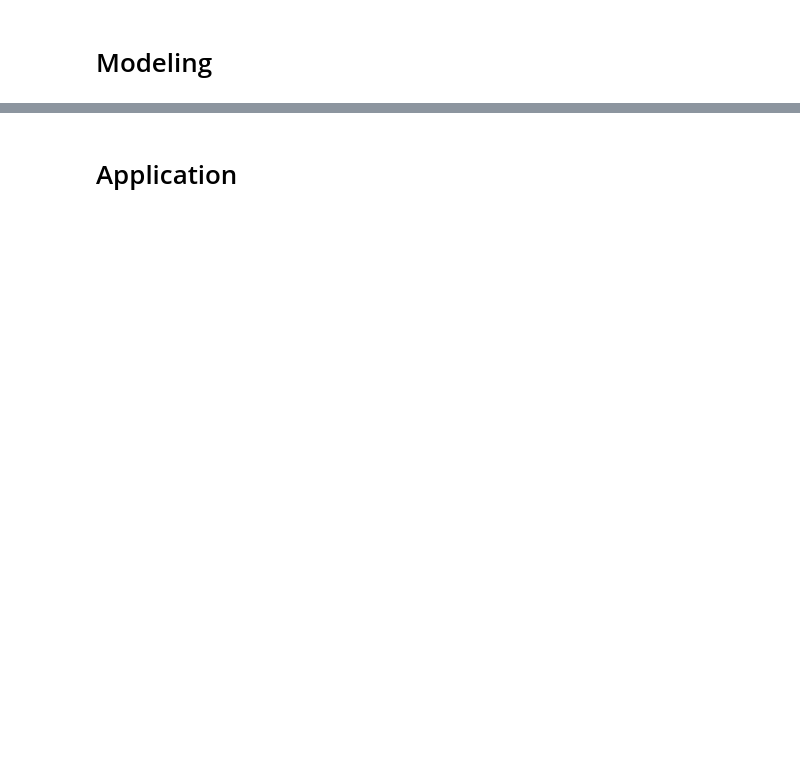
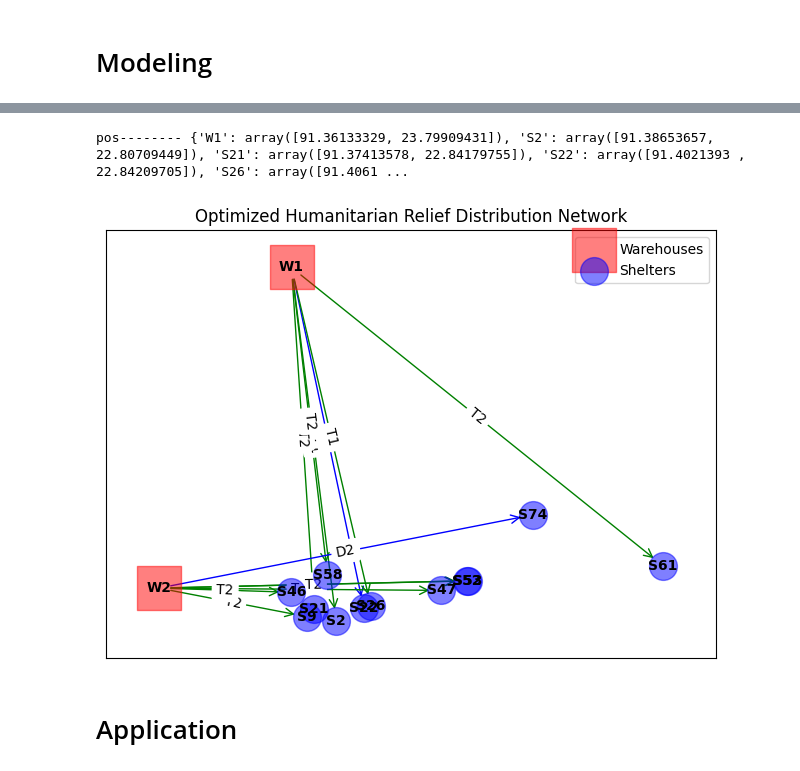
Before and after one commit to tanmoyie/Optimizing-flood-reponse-in-Bangladesh, a Jupyter notebook: 2.0-optimizing-emergency-response.ipynb, the cells around one changed output, grey strips where cells are left out. Saved outputs shown, nothing was run; the diff lists cells and outputs as text; code cells hidden in the pictures; blank space fills up the shorter version.

```diff
--- a/2.0-optimizing-emergency-response.ipynb
+++ b/2.0-optimizing-emergency-response.ipynb
@@ -1,3 +1,8 @@
 # %% [markdown]
 # Data Exploration
+# %%
+import pandas as pd
+import numpy as np
+shelter_df = pd.read_excel('dataset/processed/shelters_Feni.xlsx')
+warehouse_df = pd.read_excel('dataset/processed/warehouses_Feni.xlsx')
 # %%
@@ -120,0 +118,12 @@ Best objective 4.500000000000e+02, best bound 4.500000000000e+02, gap 0.0000%
+# %%
+drones = ['D1', 'D2']
+trucks = ['T1', 'T2']
+vehicles = drones + trucks
+
+demands = {shelters[i]: shelter_df.loc[i, 'Capacity'] for i in range(len(shelters))} # need to create more accurate data based on World Food Program (WFP)
+
+
+capacities = {'D1': 100, 'D2': 500, 'T1': 1600, 'T2': 2000}
+ranges = {'D1': 25, 'D2': 25, 'T1': 50, 'T2': 50} # check the distance matrix (model could be infeasible)
+population =  {shelters[i]: int(shelter_df.loc[i, 'Capacity']*0.9) for i in range(len(shelters))} # assuming 90% of capacity of that shelter
+print(population)
@@ -120,0 +132,5 @@ Best objective 4.500000000000e+02, best bound 4.500000000000e+02, gap 0.0000%
+# %%
+# Instantiate and solve the optimization model
+vrp_model = HumanitarianReliefVRP(warehouses, shelters, vehicles, distance, demands, capacities, ranges, population)
+vrp_model.build_model()
+vrp_model.solve()
@@ -121,2 +155,22 @@ Best objective 4.500000000000e+02, best bound 4.500000000000e+02, gap 0.0000%
+# %%
+# Get the optimized routes
+routes = vrp_model.get_routes()
+# Extract coordinates from GeoDataFrame and create a dictionary
+node_positions1 = {row['Name']: np.array([row['geometry'].x, row['geometry'].y]) for idx, row in warehouse_gdf.iterrows()}
+node_positions2= {row['Name']: np.array([row['geometry'].x, row['geometry'].y])  for idx, row in shelters_Feni.iterrows()}
+# for node_id, coord in zip(node_ids, coordinates)
+node_positions0 = {**node_positions1, **node_positions2} #node_positions1.update(node_positions2)
+keys_to_keep = [key for sublist in routes for key in sublist]
+# Filter the dictionary to keep only the keys in `keys_to_keep`
+node_positions = {k: node_positions0[k] for k in keys_to_keep if k in node_positions0}
+
+
+# Instantiate and plot the network
+relief_network = ReliefNetwork(warehouses_location, shelters_location, node_positions, demands)
+relief_network.add_routes(routes)
+relief_network.plot_network()
+# %% [output]
+pos-------- {'W1': array([91.36133329, 23.79909431]), 'S2': array([91.38653657, 22.80709449]), 'S21': array([91.37413578, 22.84179755]), 'S22': array([91.4021393 , 22.84209705]), 'S26': array([91.4061 ...
+[figure, added]
 # %% [markdown]
 # Application
```
Also changed, not shown: parts of 9 cells of this notebook, 31 other files.
